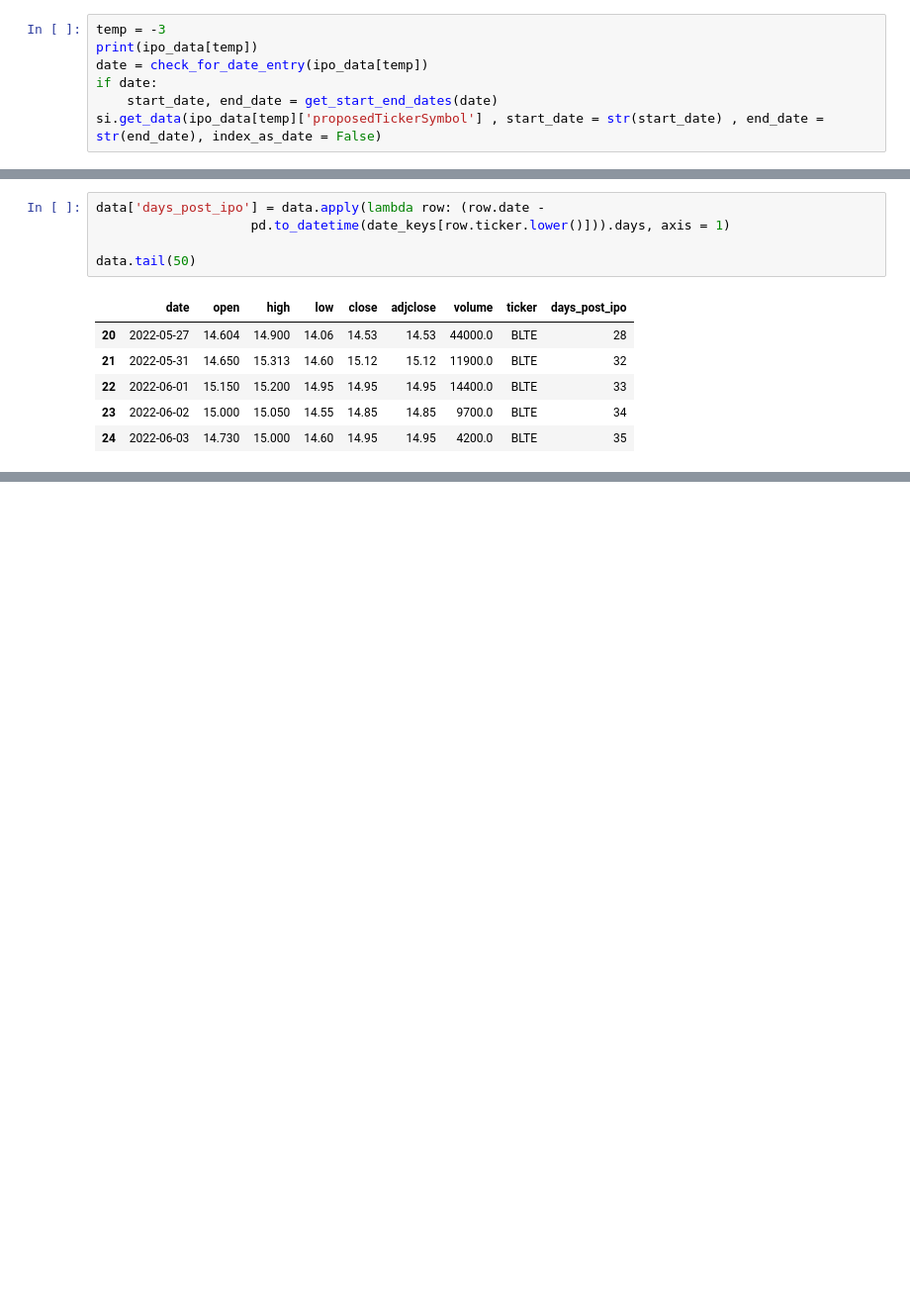
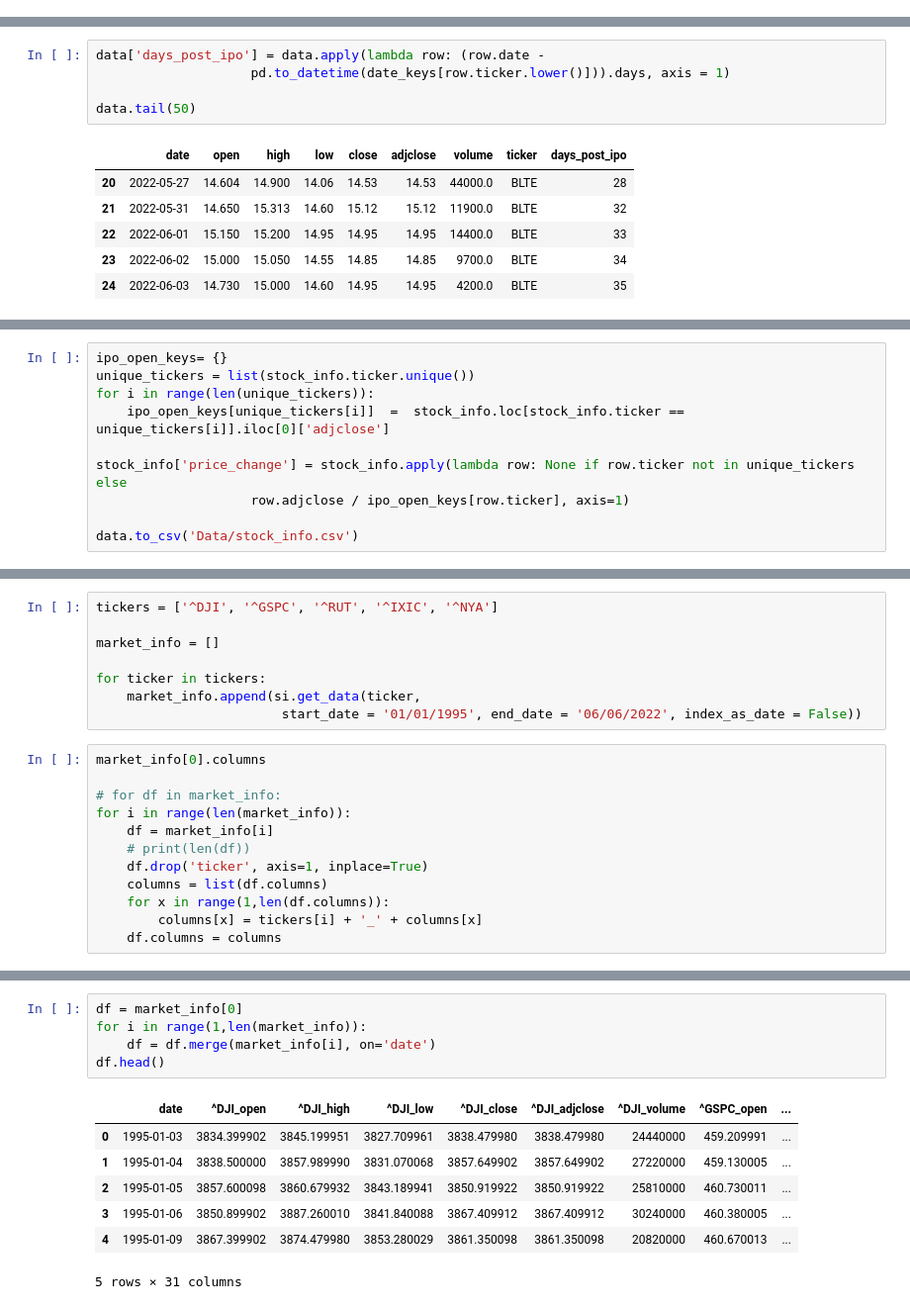
Before and after one commit to PatrickTyBrown/regression_module_project, a Jupyter notebook: WebScraper.ipynb, the cells around one changed output, grey strips where cells are left out. Shown at 99% size. Drawn from its saved outputs; the diff is of its cells as text; blank space fills up the shorter version.

```diff
--- a/WebScraper.ipynb
+++ b/WebScraper.ipynb
@@ -311,10 +299,3 @@ def check_for_date_entry(entry):
             return entry[key]
     return False
 # check_for_date_entry(ipo_data[1000])
-# %%
-temp = -3
-print(ipo_data[temp])
-date = check_for_date_entry(ipo_data[temp])
-if date:
-    start_date, end_date = get_start_end_dates(date)
-si.get_data(ipo_data[temp]['proposedTickerSymbol'] , start_date = str(start_date) , end_date = str(end_date), index_as_date = False)
@@ -462,0 +392,10 @@ date_keys
+# %%
+ipo_open_keys= {}
+unique_tickers = list(stock_info.ticker.unique())
+for i in range(len(unique_tickers)):
+    ipo_open_keys[unique_tickers[i]]  =  stock_info.loc[stock_info.ticker == unique_tickers[i]].iloc[0]['adjclose']
+
+stock_info['price_change'] = stock_info.apply(lambda row: None if row.ticker not in unique_tickers else
+                    row.adjclose / ipo_open_keys[row.ticker], axis=1)
+
+data.to_csv('Data/stock_info.csv')
@@ -462,0 +408,20 @@ date_keys
+# %%
+tickers = ['^DJI', '^GSPC', '^RUT', '^IXIC', '^NYA']
+
+market_info = []
+
+for ticker in tickers:
+    market_info.append(si.get_data(ticker,
+                        start_date = '01/01/1995', end_date = '06/06/2022', index_as_date = False))
+# %%
+market_info[0].columns
+
+# for df in market_info:
+for i in range(len(market_info)):
+    df = market_info[i]
+    # print(len(df))
+    df.drop('ticker', axis=1, inplace=True)
+    columns = list(df.columns)
+    for x in range(1,len(df.columns)):
+        columns[x] = tickers[i] + '_' + columns[x]
+    df.columns = columns
@@ -463 +437,14 @@ date_keys
+# %%
+df = market_info[0]
+for i in range(1,len(market_info)):
+    df = df.merge(market_info[i], on='date')
+df.head()
+# %% [output]
+|  | date | ^DJI_open | ^DJI_high | ^DJI_low | ^DJI_close | ^DJI_adjclose | ^DJI_volume | ^GSPC_open | ... |
+| 0 | 1995-01-03 | 3834.399902 | 3845.199951 | 3827.709961 | 3838.479980 | 3838.479980 | 24440000 | 459.209991 | ... |
+| 1 | 1995-01-04 | 3838.500000 | 3857.989990 | 3831.070068 | 3857.649902 | 3857.649902 | 27220000 | 459.130005 | ... |
+| 2 | 1995-01-05 | 3857.600098 | 3860.679932 | 3843.189941 | 3850.919922 | 3850.919922 | 25810000 | 460.730011 | ... |
+| 3 | 1995-01-06 | 3850.899902 | 3887.260010 | 3841.840088 | 3867.409912 | 3867.409912 | 30240000 | 460.380005 | ... |
+| 4 | 1995-01-09 | 3867.399902 | 3874.479980 | 3853.280029 | 3861.350098 | 3861.350098 | 20820000 | 460.670013 | ... |
+5 rows × 31 columns
 # %%
```
Also changed, not shown: parts of 16 cells of this notebook, 14 other files.
